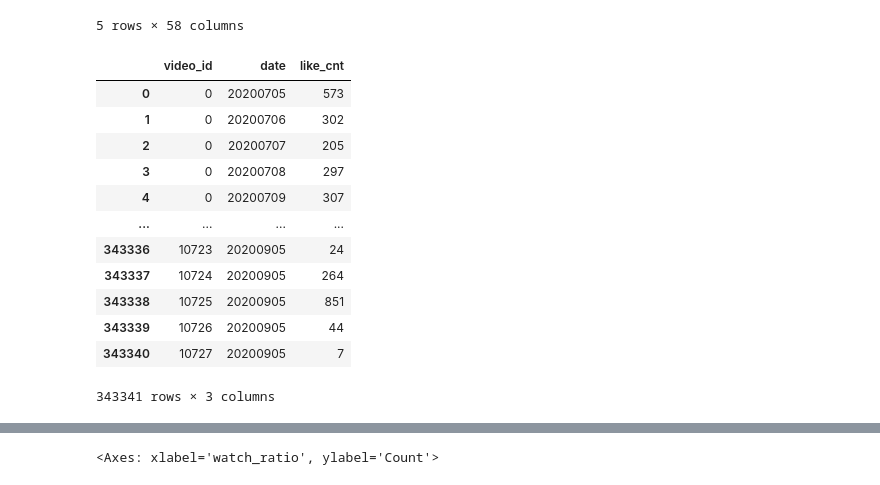
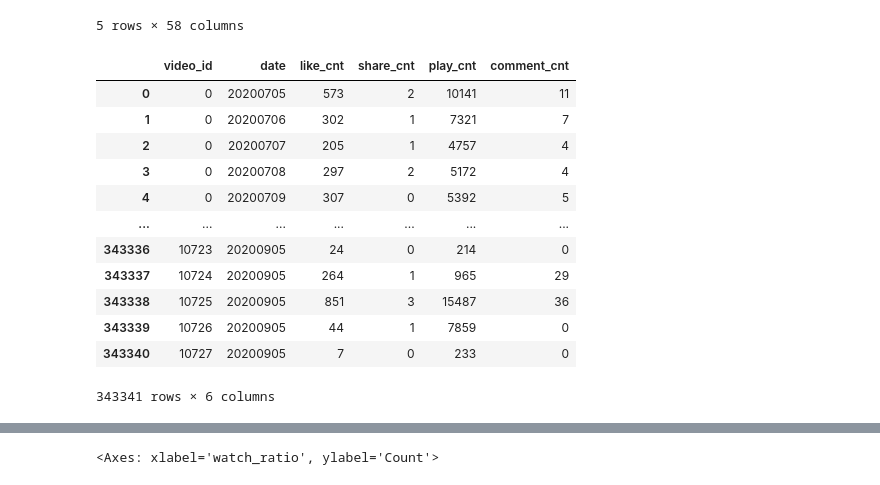
Before and after one commit to gerdm/low-rank-last-layer-inference, a Jupyter notebook: experiments/kuairec.ipynb, the cells around one changed output, grey strips where cells are left out. Drawn from its saved outputs; the diff is of its cells as text; code cells hidden in the pictures.

```diff
--- a/experiments/kuairec.ipynb
+++ b/experiments/kuairec.ipynb
@@ -33,22 +33,22 @@ video_stats.head()
 | 4 | 0 | 20200709 | 3309 | NORMAL | 2020-03-30 | ShortImport | public | 5966.0 | ... |
 5 rows × 58 columns
 # %%
-target_cols = ["video_id", "date", "like_cnt"]
+target_cols = ["video_id", "date", "like_cnt", "share_cnt", "play_cnt", "comment_cnt"]
 video_stats[target_cols]
 # %% [output]
-|  | video_id | date | like_cnt |
-| 0 | 0 | 20200705 | 573 |
-| 1 | 0 | 20200706 | 302 |
-| 2 | 0 | 20200707 | 205 |
-| 3 | 0 | 20200708 | 297 |
-| 4 | 0 | 20200709 | 307 |
-| ... | ... | ... | ... |
-| 343336 | 10723 | 20200905 | 24 |
-| 343337 | 10724 | 20200905 | 264 |
-| 343338 | 10725 | 20200905 | 851 |
-| 343339 | 10726 | 20200905 | 44 |
-| 343340 | 10727 | 20200905 | 7 |
+|  | video_id | date | like_cnt | share_cnt | play_cnt | comment_cnt |
+| 0 | 0 | 20200705 | 573 | 2 | 10141 | 11 |
+| 1 | 0 | 20200706 | 302 | 1 | 7321 | 7 |
+| 2 | 0 | 20200707 | 205 | 1 | 4757 | 4 |
+| 3 | 0 | 20200708 | 297 | 2 | 5172 | 4 |
+| 4 | 0 | 20200709 | 307 | 0 | 5392 | 5 |
+| ... | ... | ... | ... | ... | ... | ... |
+| 343336 | 10723 | 20200905 | 24 | 0 | 214 | 0 |
+| 343337 | 10724 | 20200905 | 264 | 1 | 965 | 29 |
+| 343338 | 10725 | 20200905 | 851 | 3 | 15487 | 36 |
+| 343339 | 10726 | 20200905 | 44 | 1 | 7859 | 0 |
+| 343340 | 10727 | 20200905 | 7 | 0 | 233 | 0 |
-343341 rows × 3 columns
+343341 rows × 6 columns
 # %%
 cols_merge = ["video_id", "date"]
 small_matrix = pd.read_csv("data/small_matrix.csv").dropna()
```
Also changed, not shown: parts of 31 cells of this notebook.
